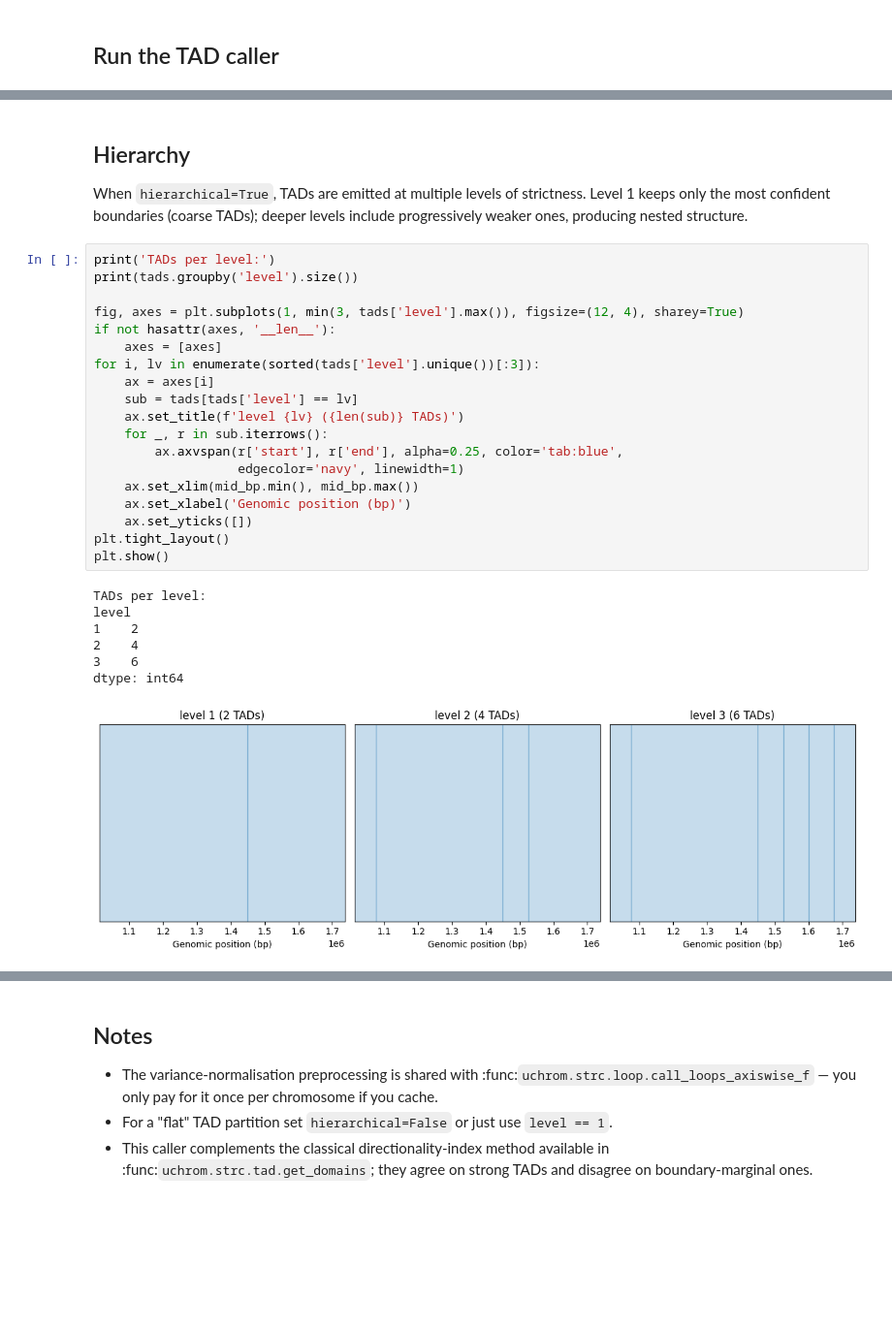
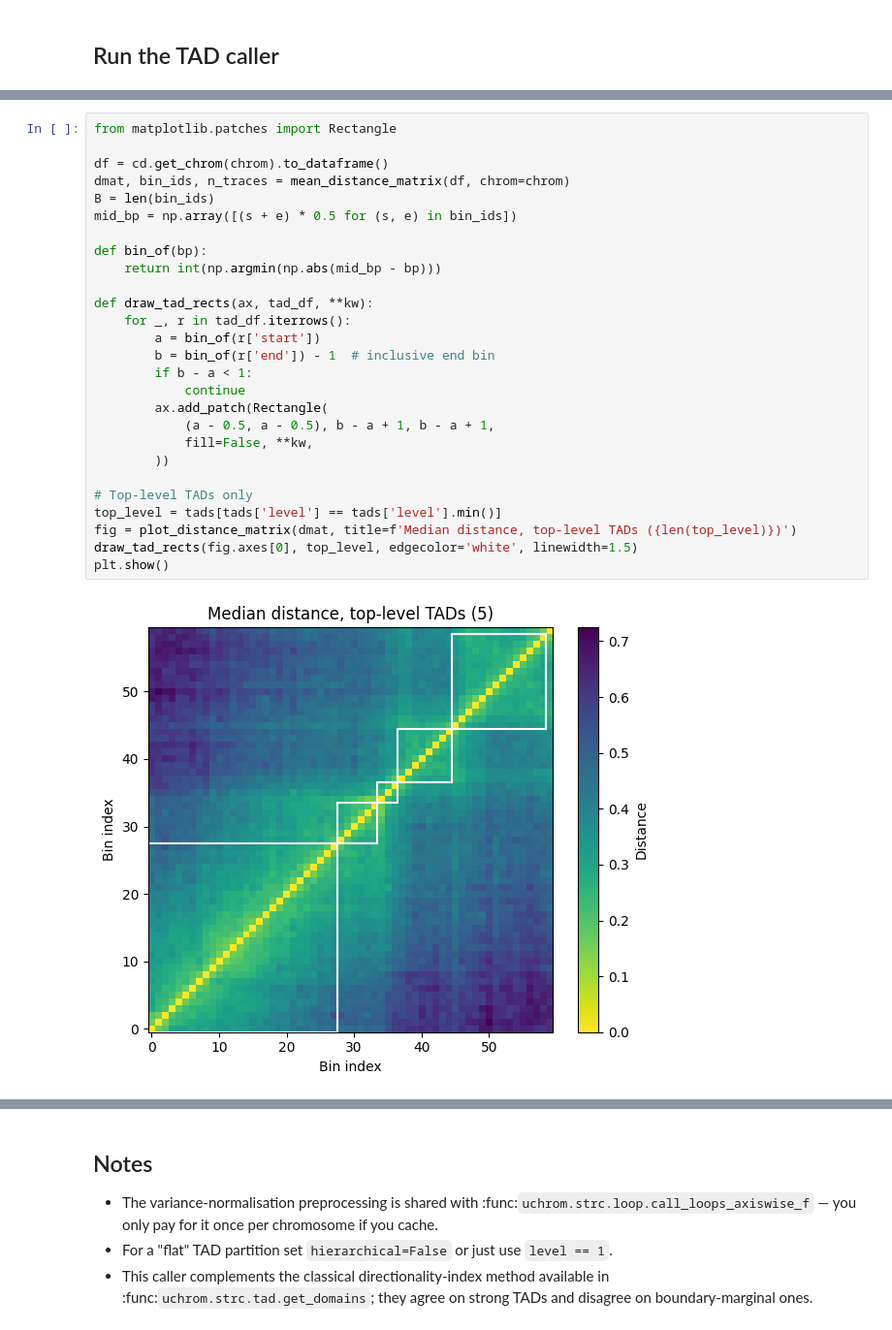
Before and after one commit to u-science-lab/U-Chrom, a Jupyter notebook: tutorials/05_tad_calling.ipynb, the cells around one changed output, grey strips where cells are left out. Shown at 97% size. Saved outputs shown, nothing was run; the diff lists cells and outputs as text; blank space fills up the shorter version.

```diff
--- a/tutorials/05_tad_calling.ipynb
+++ b/tutorials/05_tad_calling.ipynb
@@ -98,31 +83,29 @@ plt.show()
-# %% [markdown]
-## Hierarchy
-
-When `hierarchical=True`, TADs are emitted at multiple levels of strictness.  Level 1 keeps only the most confident boundaries (coarse TADs); deeper levels include progressively weaker ones, producing nested structure.
-# %%
-print('TADs per level:')
-print(tads.groupby('level').size())
-
-fig, axes = plt.subplots(1, min(3, tads['level'].max()), figsize=(12, 4), sharey=True)
-if not hasattr(axes, '__len__'):
-    axes = [axes]
-for i, lv in enumerate(sorted(tads['level'].unique())[:3]):
-    ax = axes[i]
-    sub = tads[tads['level'] == lv]
-    ax.set_title(f'level {lv} ({len(sub)} TADs)')
-    for _, r in sub.iterrows():
-        ax.axvspan(r['start'], r['end'], alpha=0.25, color='tab:blue',
-                   edgecolor='navy', linewidth=1)
-    ax.set_xlim(mid_bp.min(), mid_bp.max())
-    ax.set_xlabel('Genomic position (bp)')
-    ax.set_yticks([])
-plt.tight_layout()
-plt.show()
-# %% [output]
-TADs per level:
-level
-1    2
-2    4
-3    6
-dtype: int64
-[figure, removed]
+# %%
+from matplotlib.patches import Rectangle
+
+df = cd.get_chrom(chrom).to_dataframe()
+dmat, bin_ids, n_traces = mean_distance_matrix(df, chrom=chrom)
+B = len(bin_ids)
+mid_bp = np.array([(s + e) * 0.5 for (s, e) in bin_ids])
+
+def bin_of(bp):
+    return int(np.argmin(np.abs(mid_bp - bp)))
+
+def draw_tad_rects(ax, tad_df, **kw):
+    for _, r in tad_df.iterrows():
+        a = bin_of(r['start'])
+        b = bin_of(r['end']) - 1  # inclusive end bin
+        if b - a < 1:
+            continue
+        ax.add_patch(Rectangle(
+            (a - 0.5, a - 0.5), b - a + 1, b - a + 1,
+            fill=False, **kw,
+        ))
+
+# Top-level TADs only
+top_level = tads[tads['level'] == tads['level'].min()]
+fig = plot_distance_matrix(dmat, title=f'Median distance, top-level TADs ({len(top_level)})')
+draw_tad_rects(fig.axes[0], top_level, edgecolor='white', linewidth=1.5)
+plt.show()
+# %% [output]
+[figure, added]
```
Also changed, not shown: parts of 9 cells of this notebook, 12 other files.
